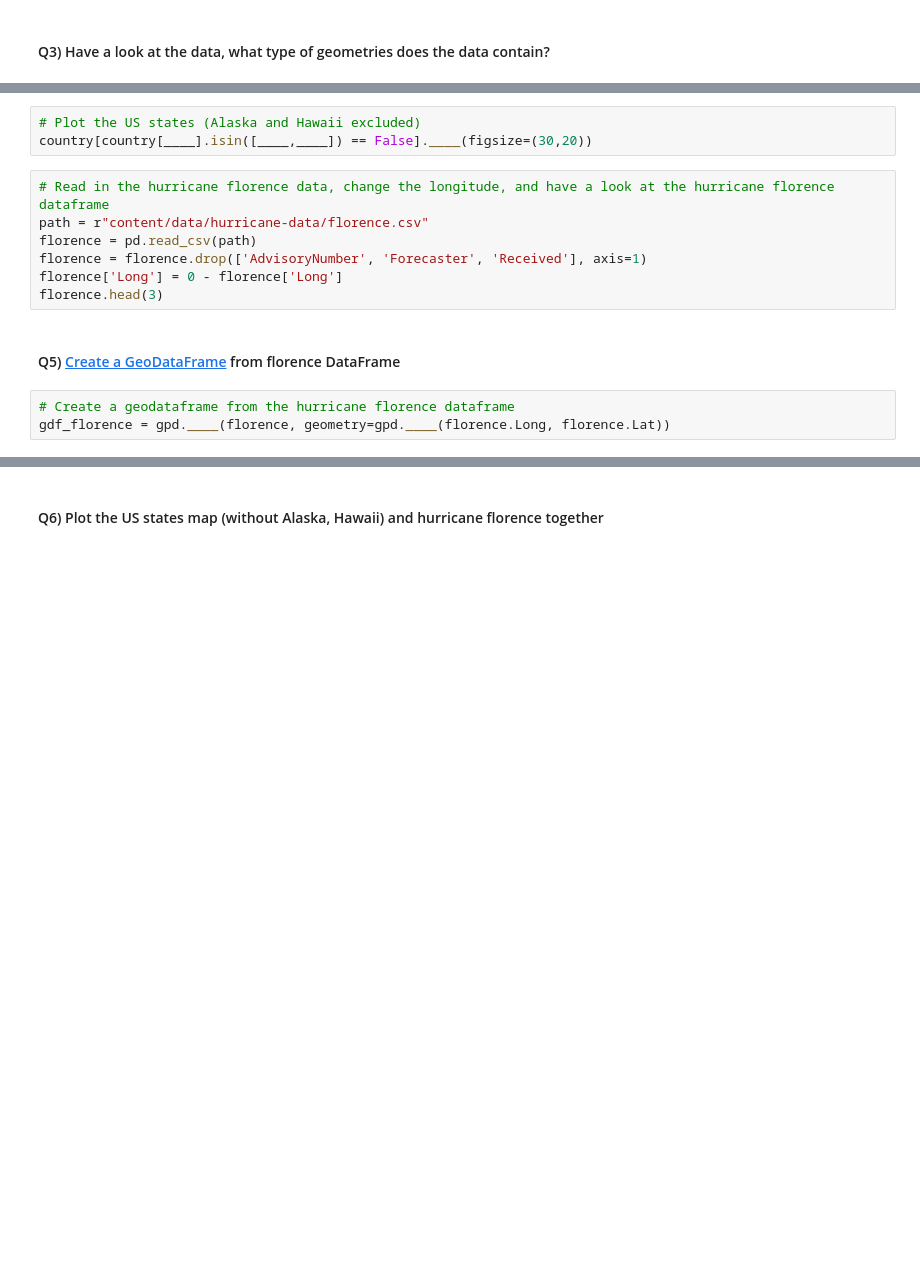
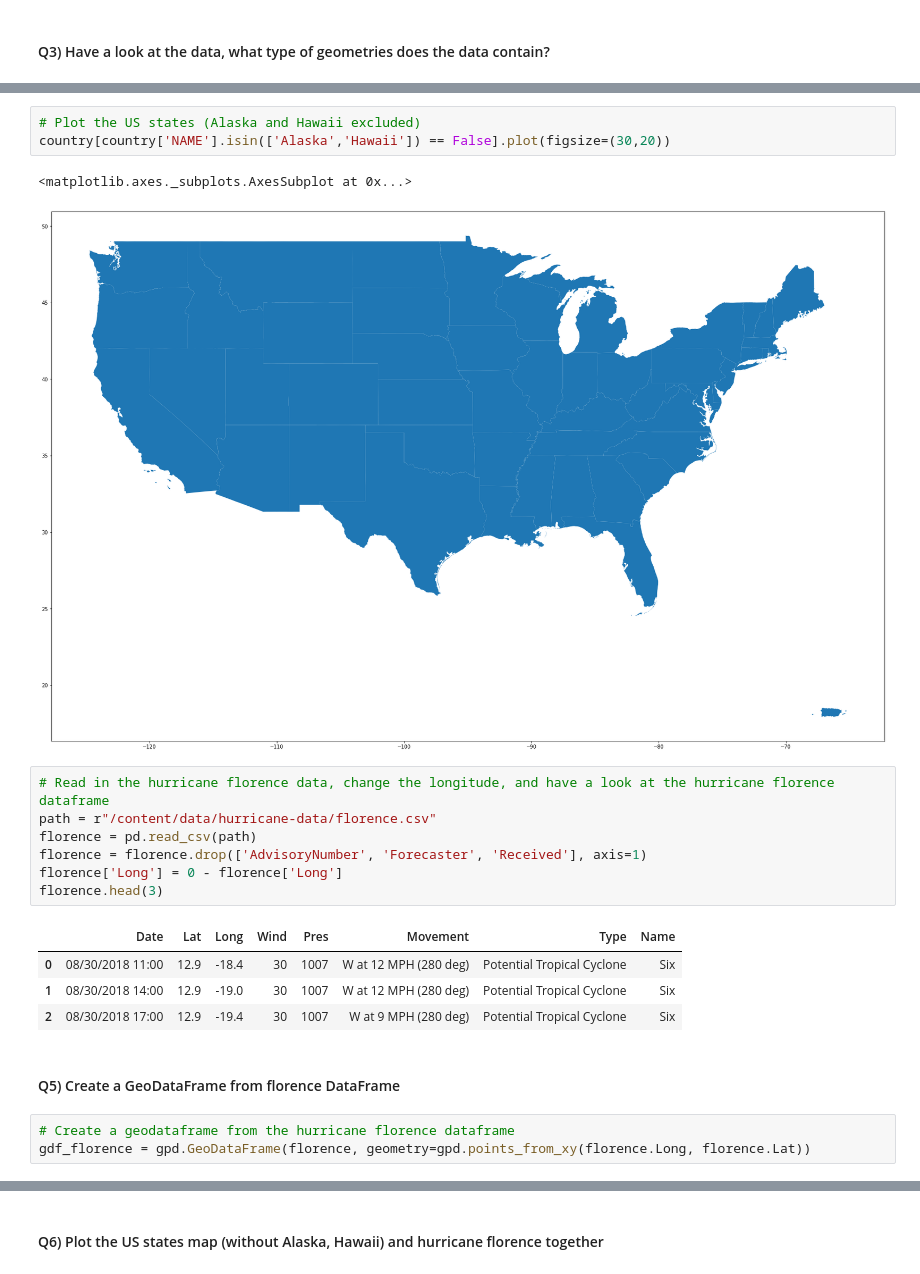
Before and after one commit to frouge1/2022_Intro_Python, a Jupyter notebook: Exercises/W3_S2.ipynb, the cells around one changed output, grey strips where cells are left out. Drawn from its saved outputs; the diff is of its cells as text; blank space fills up the shorter version.

```diff
--- a/Exercises/W3_S2.ipynb
+++ b/Exercises/W3_S2.ipynb
@@ -150,18 +139,26 @@ country.head()
 # %%
 # Plot the US states (Alaska and Hawaii excluded)
-country[country[____].isin([____,____]) == False].____(figsize=(30,20))
+country[country['NAME'].isin(['Alaska','Hawaii']) == False].plot(figsize=(30,20))
+# %% [output]
+<matplotlib.axes._subplots.AxesSubplot at 0x...>
+[figure, added]
 # %%
 # Read in the hurricane florence data, change the longitude, and have a look at the hurricane florence dataframe
-path = r"content/data/hurricane-data/florence.csv"
+path = r"/content/data/hurricane-data/florence.csv"
 florence = pd.read_csv(path)
 florence = florence.drop(['AdvisoryNumber', 'Forecaster', 'Received'], axis=1)
 florence['Long'] = 0 - florence['Long']
 florence.head(3)
+# %% [output]
+|  | Date | Lat | Long | Wind | Pres | Movement | Type | Name |
+| 0 | 08/30/2018 11:00 | 12.9 | -18.4 | 30 | 1007 | W at 12 MPH (280 deg) | Potential Tropical Cyclone | Six |
+| 1 | 08/30/2018 14:00 | 12.9 | -19.0 | 30 | 1007 | W at 12 MPH (280 deg) | Potential Tropical Cyclone | Six |
+| 2 | 08/30/2018 17:00 | 12.9 | -19.4 | 30 | 1007 | W at 9 MPH (280 deg) | Potential Tropical Cyclone | Six |
 # %% [markdown]
-#### Q5) [Create a GeoDataFrame](https://geopandas.org/en/stable/gallery/create_geopandas_from_pandas.html) from florence DataFrame
+#### Q5) Create a GeoDataFrame from florence DataFrame
 # %%
 # Create a geodataframe from the hurricane florence dataframe
-gdf_florence = gpd.____(florence, geometry=gpd.____(florence.Long, florence.Lat))
+gdf_florence = gpd.GeoDataFrame(florence, geometry=gpd.points_from_xy(florence.Long, florence.Lat))
 # %%
 # Have a look at the hurricane geodataframe
 gdf_florence.head(2)
```
Also changed, not shown: parts of 14 cells of this notebook.
